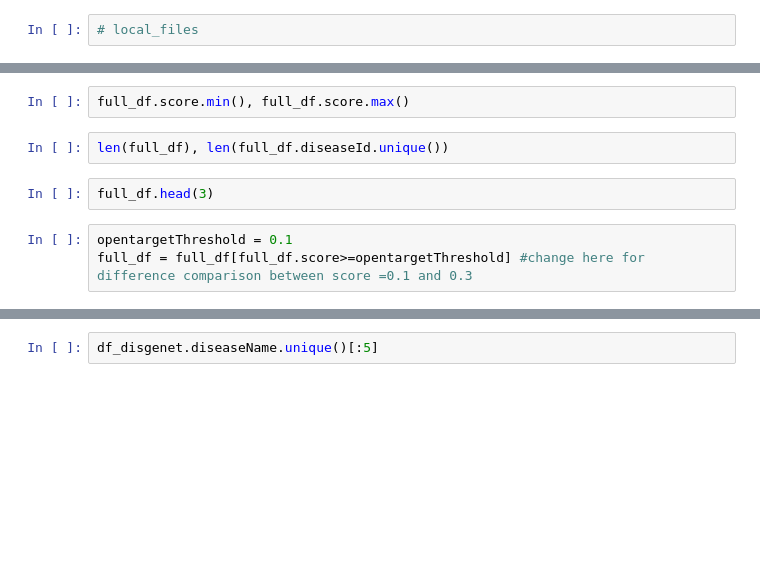
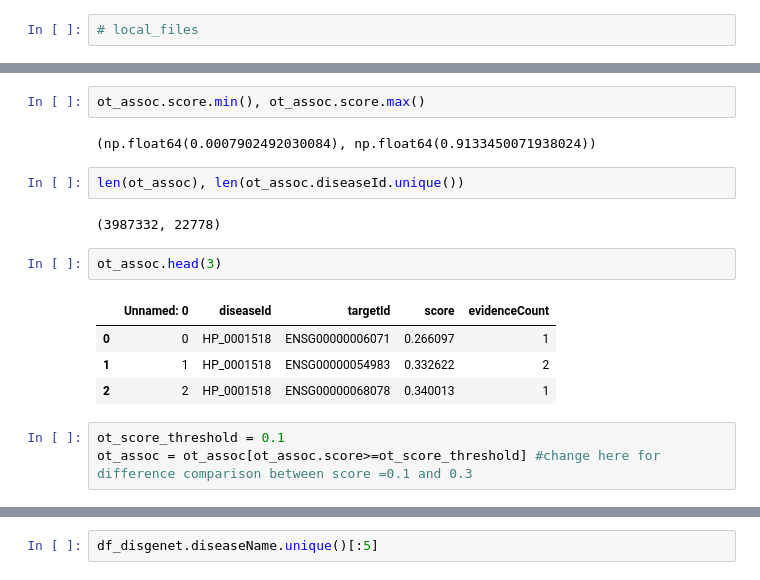
Before and after one commit to DSDD-UCPH/PrimeKG-Plus, a Jupyter notebook: additional_data_source/opentarget/process_opentarget.ipynb, the cells around one changed output, grey strips where cells are left out. Drawn from its saved outputs; the diff is of its cells as text; blank space fills up the shorter version.

```diff
--- a/additional_data_source/opentarget/process_opentarget.ipynb
+++ b/additional_data_source/opentarget/process_opentarget.ipynb
@@ -91,10 +146,19 @@ full_df.evidenceCount.describe()
 # %%
-full_df.score.min(), full_df.score.max()
+ot_assoc.score.min(), ot_assoc.score.max()
+# %% [output]
+(np.float64(0.0007902492030084), np.float64(0.9133450071938024))
 # %%
-len(full_df), len(full_df.diseaseId.unique())
+len(ot_assoc), len(ot_assoc.diseaseId.unique())
+# %% [output]
+(3987332, 22778)
 # %%
-full_df.head(3)
+ot_assoc.head(3)
+# %% [output]
+|  | Unnamed: 0 | diseaseId | targetId | score | evidenceCount |
+| 0 | 0 | HP_0001518 | ENSG00000006071 | 0.266097 | 1 |
+| 1 | 1 | HP_0001518 | ENSG00000054983 | 0.332622 | 2 |
+| 2 | 2 | HP_0001518 | ENSG00000068078 | 0.340013 | 1 |
 # %%
-opentargetThreshold = 0.1
-full_df = full_df[full_df.score>=opentargetThreshold] #change here for difference comparison between score =0.1 and 0.3
+ot_score_threshold = 0.1
+ot_assoc = ot_assoc[ot_assoc.score>=ot_score_threshold] #change here for difference comparison between score =0.1 and 0.3
 # %%
```
Also changed, not shown: parts of 83 cells of this notebook, 1 other file.
